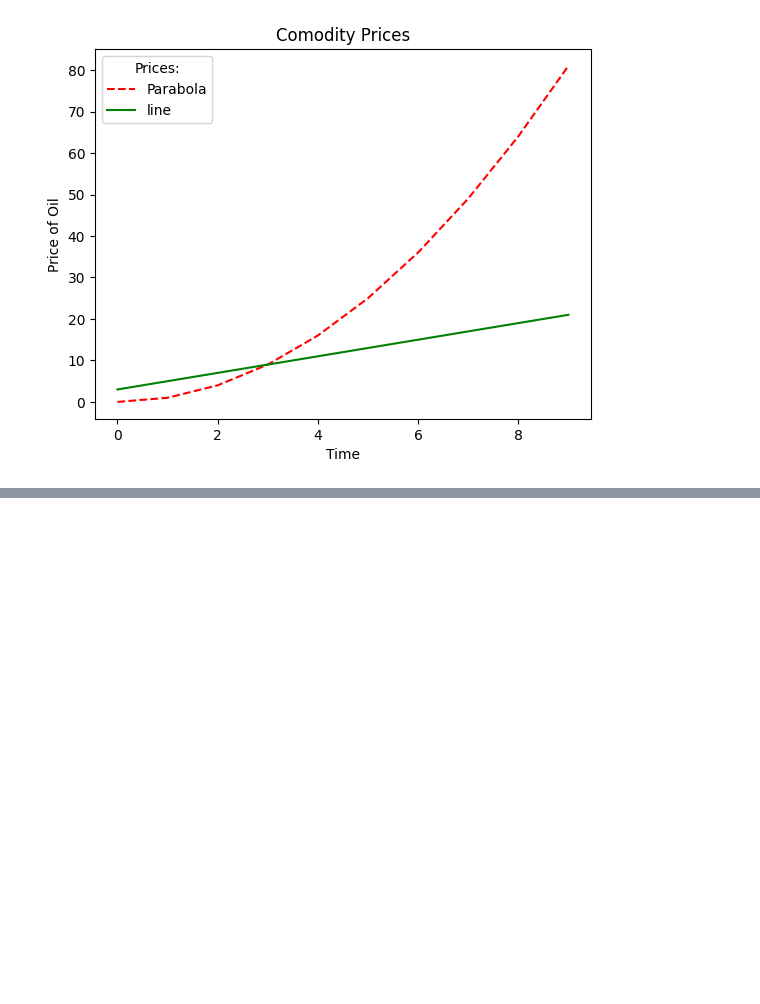
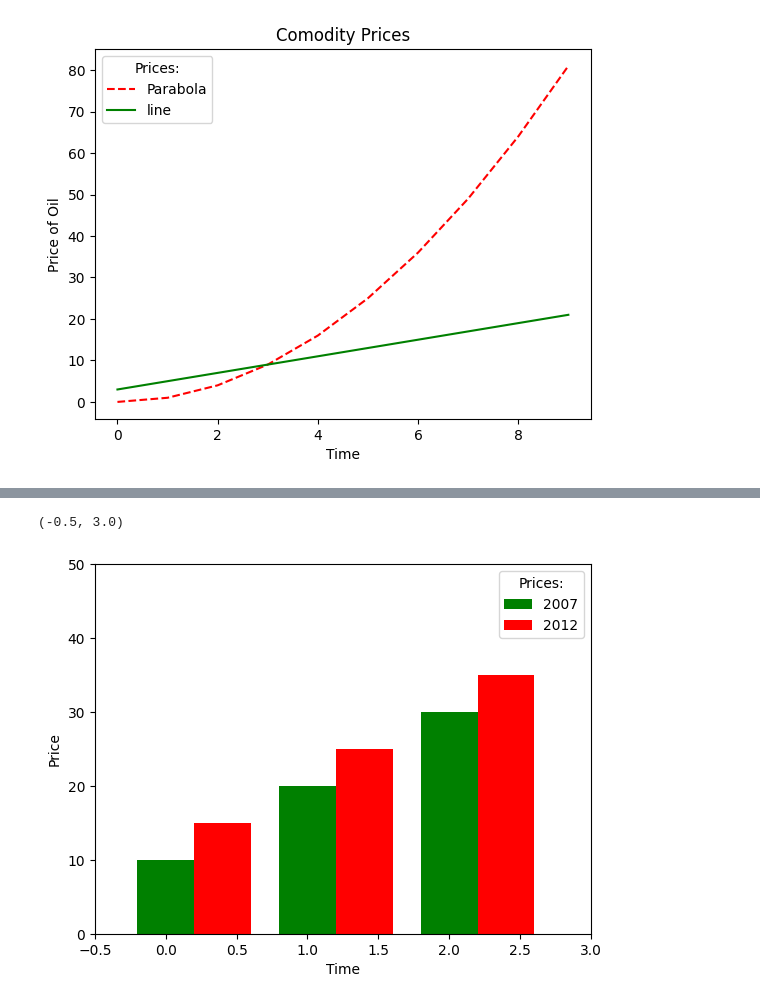
Before and after one commit to Abhijeet399/Data_Science_PP_11_June, a Jupyter notebook: MatplotLib.ipynb, the cells around one changed output, grey strips where cells are left out. Cells and saved outputs as stored; diff of their text form; code cells hidden in the pictures; blank space fills up the shorter version.

```diff
--- a/MatplotLib.ipynb
+++ b/MatplotLib.ipynb
@@ -29,0 +46,12 @@ plt.plot?
+# %%
+x_pos = np.array([0, 1, 2])
+plt.bar(x_pos, [10, 20, 30], width = 0.4, color = 'green', label = '2007')
+plt.bar(x_pos + 0.4, [15, 25, 35], width = 0.4, color = 'red', label = '2012')
+plt.xlabel('Time')
+plt.ylabel('Price')
+plt.legend(title = 'Prices:')
+plt.ylim(0, 50)
+plt.xlim(-0.5, 3)
+# %% [output]
+(-0.5, 3.0)
+[figure, added]
```
Also changed, not shown: parts of 11 cells of this notebook, 2 other files.
